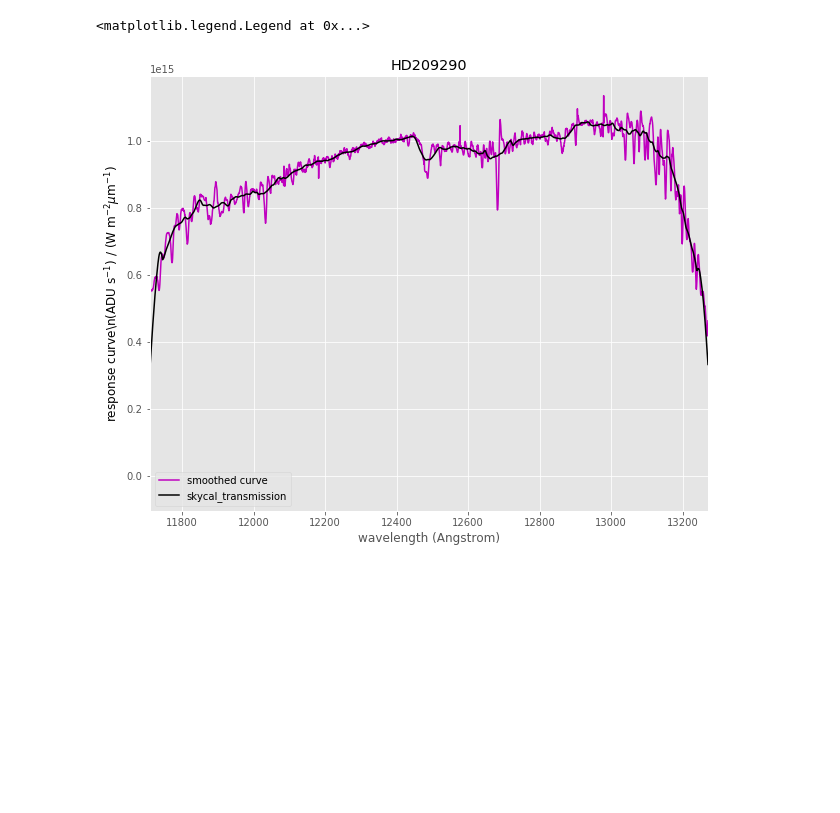
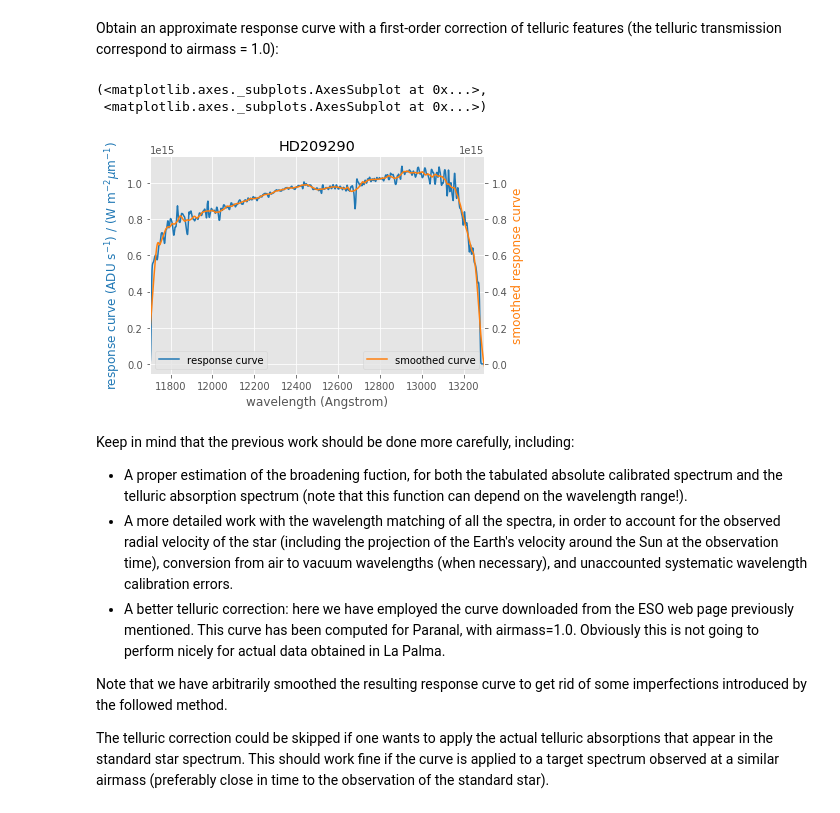
Before and after one commit to nicocardiel/xemir, a Jupyter notebook: docs/comm2b_hd209290.ipynb, the cells around one changed output. Saved outputs shown, nothing was run; the diff lists cells and outputs as text; code cells hidden in the pictures; blank space fills up the shorter version.

```diff
--- a/docs/comm2b_hd209290.ipynb
+++ b/docs/comm2b_hd209290.ipynb
@@ -193,0 +246,9 @@ The flux calibrated spectrum of this star can be found in: http://irtfweb.ifa.ha
+# %%
+# positive spectrum, in counts/second
+sp1 = np.sum(image_data[1052:1084,], axis=0) / exptime
+
+# negative spectrum (note the negative sign!), in counts/second
+sp2 = -np.sum(image_data[861:891,], axis=0) / exptime
+
+# average of the two spectra
+spectrum = (sp1 + sp2) / 2
@@ -259,0 +501,13 @@ ax2.set_xlim([wvmin, wvmax])
+# %%
+# preliminary response curve
+yratio = spectrum_broad / yflux
+
+plot_list_spectra(
+    wave, [yratio, spectrum_broad],
+    xlabel='wavelength (Angstrom)',
+    list_ylabel=[r'preliminary response curve (ADU s$^{-1}$) / (W m$^{-2} \mu\rm{m}^{-1})$',
+                 r'broadened spectrum (ADU s$^{-1}$)'],
+    xlimits=[11700, 13300],
+    title='HD209290',
+    list_label=['preliminary response', 'broadened spectrum']
+)
@@ -291,24 +555,36 @@ ax2.legend(loc=4)
+# %% [markdown]
+Obtain an approximate response curve with a first-order correction of telluric features (the telluric transmission correspond to airmass = 1.0):
 # %%
 # ratio between response curve and atmosphere transmission
-yratioplus = yratio / ytelluric
+yratioplus = yratio / ytelluric_broad
 
 # smoothed version of previous curve
 from scipy.signal import savgol_filter
 yratiosmooth = savgol_filter(yratioplus, window_length=101, polyorder=2)
 
-# plot
-fig, ax = plt.subplots()
-ax.plot(wave, yratioplus, 'm', label='smoothed curve')
-ax.set_xlim([wvmin, wvmax])
-ax.set_xlabel('wavelength (Angstrom)')
-ax.set_ylabel(r'response curve\n(ADU s$^{-1}$) / (W m$^{-2} \mu\rm{m}^{-1})$', color='k')
-ax.set_title('HD209290')
-ax.plot(wave, yratiosmooth, 'k', label='skycal_transmission')
-ax.set_xlim([wvmin, wvmax])
-ax.legend(loc=3)
+plot_list_spectra(
+    wave, [yratioplus, yratiosmooth],
+    xlabel='wavelength (Angstrom)',
+    list_ylabel=[r'response curve (ADU s$^{-1}$) / (W m$^{-2} \mu\rm{m}^{-1})$',
+                 'smoothed response curve'],
+    xlimits=[11700, 13300],
+    same_ylimits=True,
+    title='HD209290',
+    list_label=['response curve', 'smoothed curve']
+)
 # %% [output]
-<matplotlib.legend.Legend at 0x...>
+(<matplotlib.axes._subplots.AxesSubplot at 0x...>,
+ <matplotlib.axes._subplots.AxesSubplot at 0x...>)
-[figure, old version]
+[figure, new version]
+# %% [markdown]
+Keep in mind that the previous work should be done more carefully, including:
+- A proper estimation of the broadening fuction, for both the tabulated absolute calibrated spectrum and the telluric absorption spectrum (note that this function can depend on the wavelength range!).
+- A more detailed work with the wavelength matching of all the spectra, in order to account for the observed radial velocity of the star (including the projection of the Earth's velocity around the Sun at the observation time), conversion from air to vacuum wavelengths (when necessary), and unaccounted systematic wavelength calibration errors.
+- A better telluric correction: here we have employed the curve downloaded from the ESO web page previously mentioned. This curve has been computed for Paranal, with airmass=1.0. Obviously this is not going to perform nicely for actual data obtained in La Palma.
+
+Note that we have arbitrarily smoothed the resulting response curve to get rid of some imperfections introduced by the followed method.
+
+The telluric correction could be skipped if one wants to apply the actual telluric absorptions that appear in the standard star spectrum. This should work fine if the curve is applied to a target spectrum observed at a similar airmass (preferably close in time to the observation of the standard star).
 # %%
 # save smoothed response curve
 hdu_sp = fits.PrimaryHDU(data=yratiosmooth, header=image_header)
```
Also changed, not shown: parts of 82 cells of this notebook, 4 other files.
